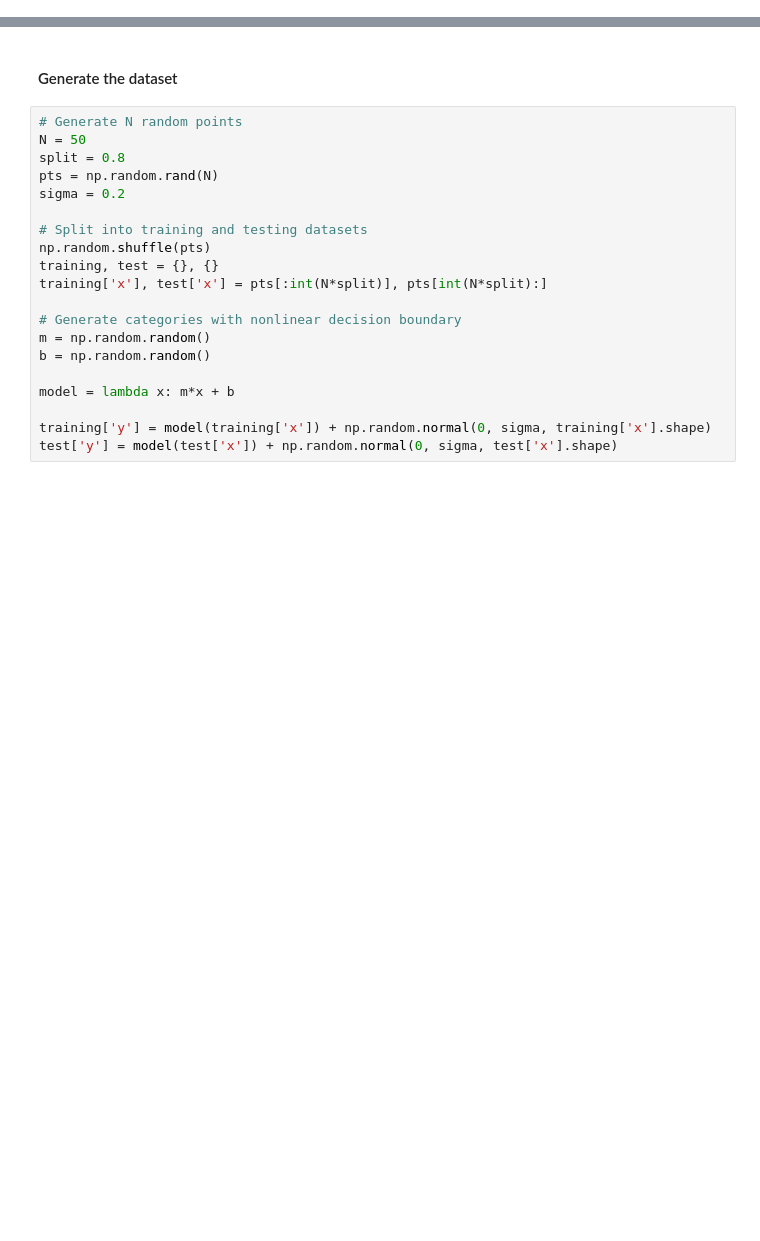
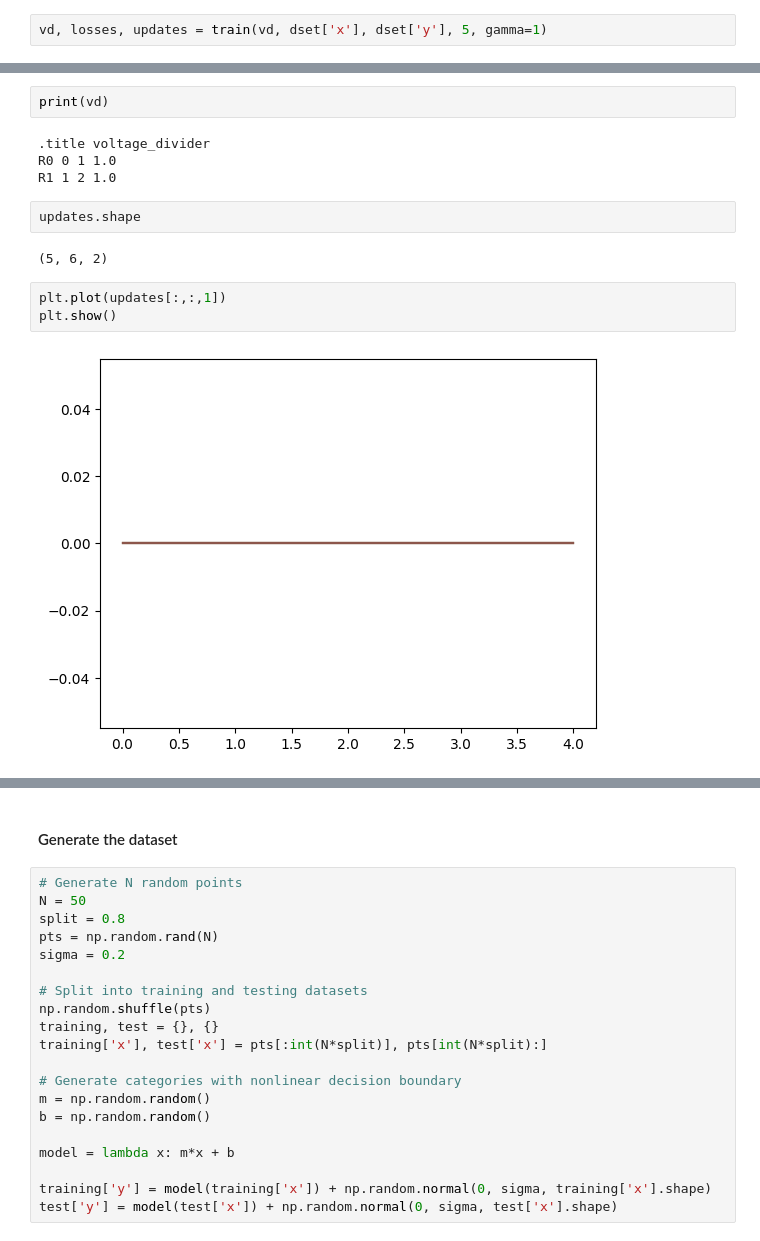
Before and after one commit to Ma-Lab-Cal/self-learning-machines, a Jupyter notebook: linear_regression.ipynb, the cells around one changed output, grey strips where cells are left out. Cells and saved outputs as stored; diff of their text form; blank space fills up the shorter version.

```diff
--- a/linear_regression.ipynb
+++ b/linear_regression.ipynb
@@ -7,0 +90,2 @@ import matplotlib.pyplot as plt
+# %%
+vd, losses, updates = train(vd, dset['x'], dset['y'], 5, gamma=1)
@@ -7,0 +126,15 @@ import matplotlib.pyplot as plt
+# %%
+print(vd)
+# %% [output]
+.title voltage_divider
+R0 0 1 1.0
+R1 1 2 1.0
+# %%
+updates.shape
+# %% [output]
+(5, 6, 2)
+# %%
+plt.plot(updates[:,:,1])
+plt.show()
+# %% [output]
+[figure, added]
```
Also changed, not shown: parts of 30 cells of this notebook, 1 other file.
